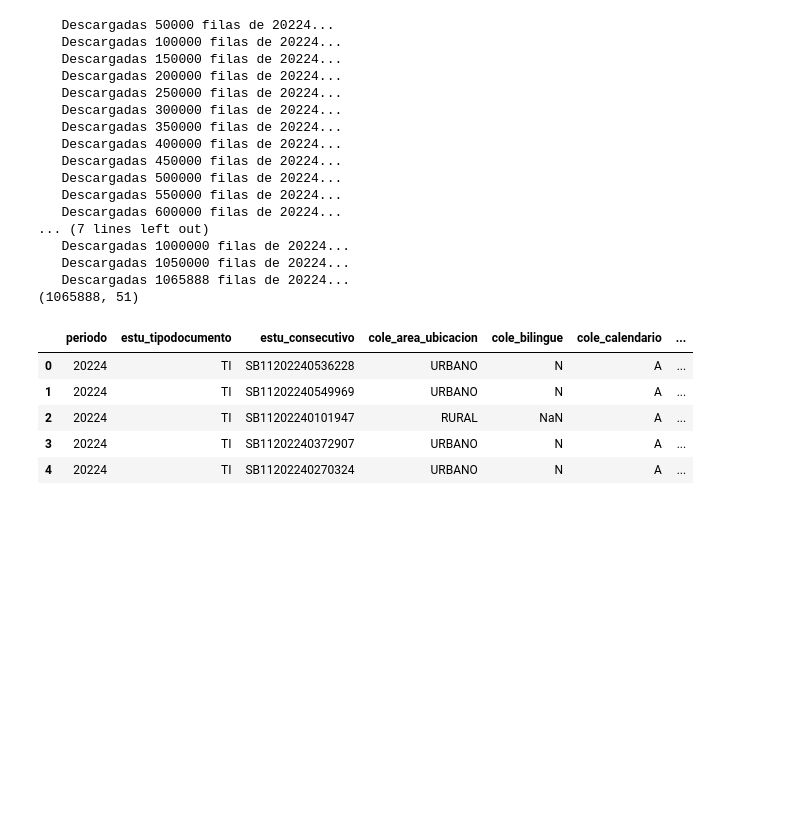
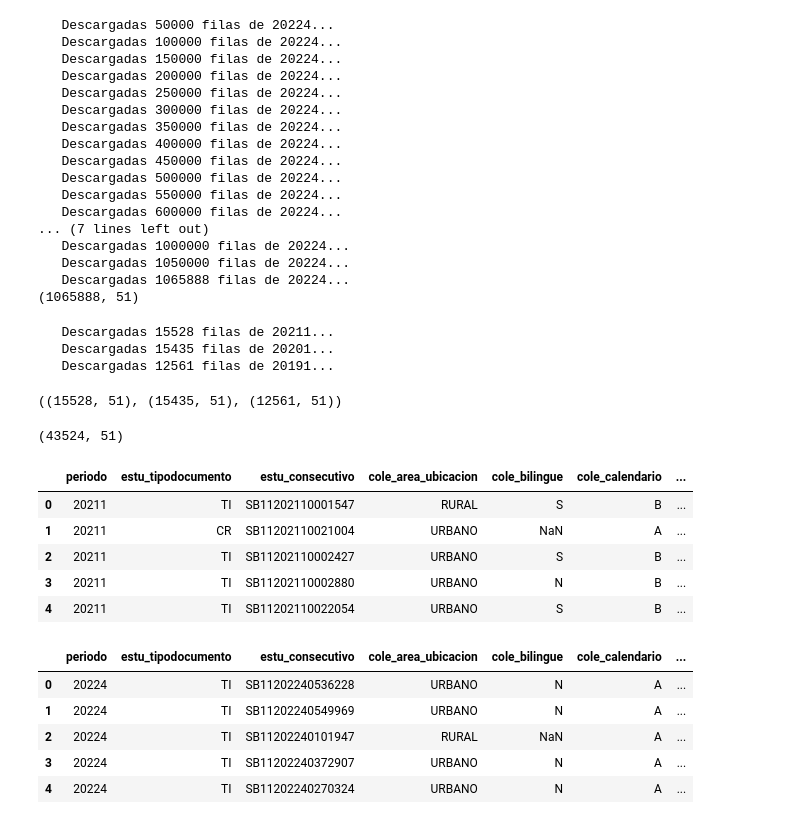
Before and after one commit to canaranjom/Icfes_Proy_Andes, a Jupyter notebook: Icfes.ipynb, the cells around one changed output. Cells and saved outputs as stored; diff of their text form; code cells hidden in the pictures; blank space fills up the shorter version.

```diff
--- a/Icfes.ipynb
+++ b/Icfes.ipynb
@@ -120,6 +122,30 @@ print(df_20224.shape)
    Descargadas 1050000 filas de 20224...
    Descargadas 1065888 filas de 20224...
 (1065888, 51)
+# %%
+df_20211 = fetch_periodo("20211")
+df_20201 = fetch_periodo("20201")
+df_20191 = fetch_periodo("20191")
+df_20211.shape, df_20201.shape, df_20191.shape
+# %% [output]
+   Descargadas 15528 filas de 20211...
+   Descargadas 15435 filas de 20201...
+   Descargadas 12561 filas de 20191...
+((15528, 51), (15435, 51), (12561, 51))
+# %%
+other_data = pd.concat([df_20211, df_20201, df_20191], ignore_index=True)
+other_data.shape
+# %% [output]
+(43524, 51)
+# %%
+other_data.head()
+# %% [output]
+|  | periodo | estu_tipodocumento | estu_consecutivo | cole_area_ubicacion | cole_bilingue | cole_calendario | ... |
+| 0 | 20211 | TI | SB11202110001547 | RURAL | S | B | ... |
+| 1 | 20211 | CR | SB11202110021004 | URBANO | NaN | A | ... |
+| 2 | 20211 | TI | SB11202110002427 | URBANO | S | B | ... |
+| 3 | 20211 | TI | SB11202110002880 | URBANO | N | B | ... |
+| 4 | 20211 | TI | SB11202110022054 | URBANO | S | B | ... |
 # %%
 data = df_20224.copy()
 # %%
```
Also changed, not shown: parts of 17 cells of this notebook, 2 other files.
